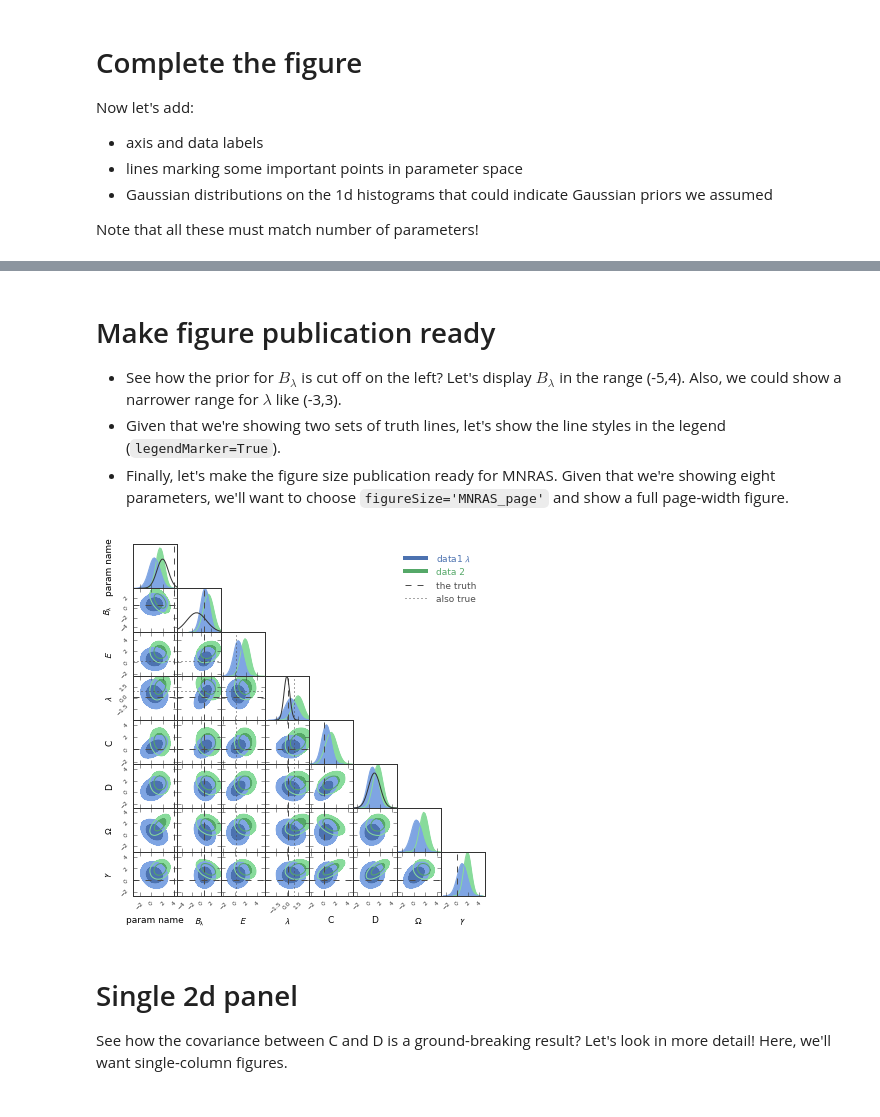
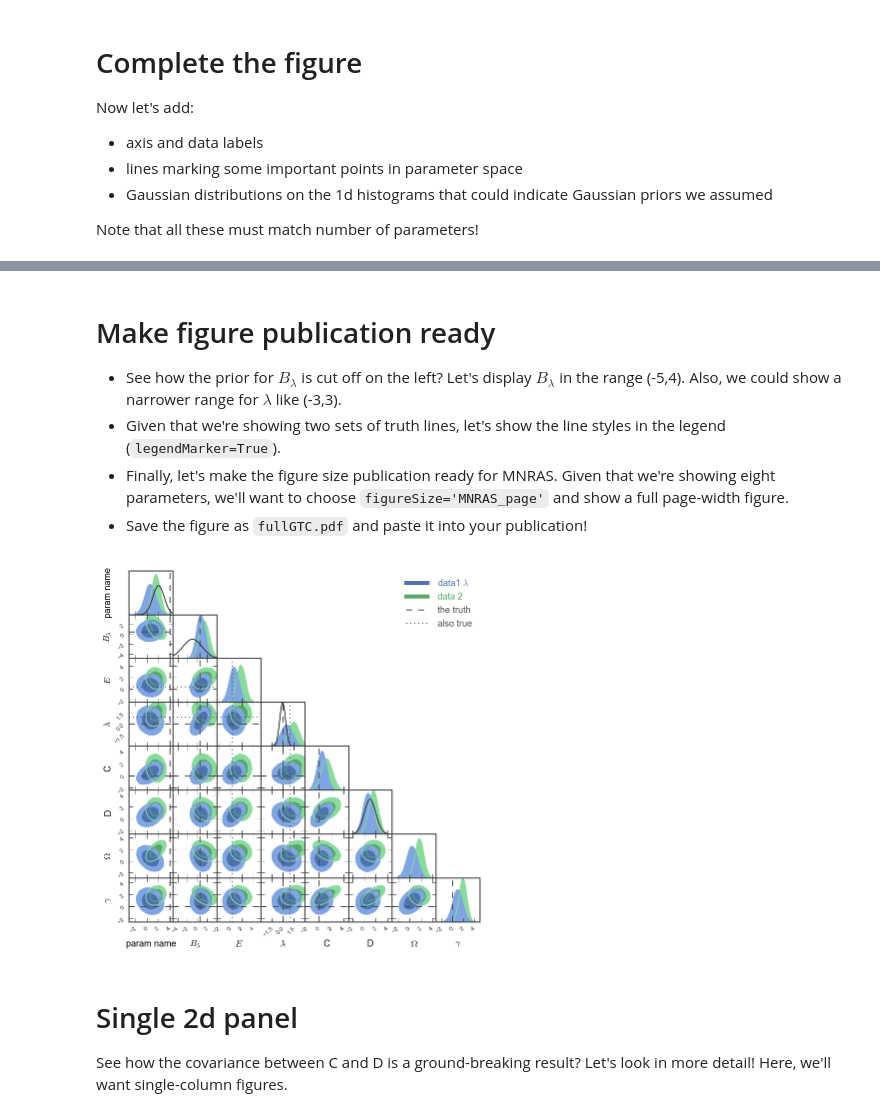
Before and after one commit to SebastianBocquet/pygtc, a Jupyter notebook: demo.ipynb, the cells around one changed output, grey strips where cells are left out. Drawn from its saved outputs; the diff is of its cells as text; code cells hidden in the pictures.

```diff
--- a/demo.ipynb
+++ b/demo.ipynb
@@ -65,19 +66,18 @@ GTC = pygtc.plotGTC(chains=[samples1,samples2], paramNames=names, chainLabels=ch
 * See how the prior for $B_{\lambda}$ is cut off on the left? Let's display $B_\lambda$ in the range (-5,4). Also, we could show a narrower range for $\lambda$ like (-3,3).
 * Given that we're showing two sets of truth lines, let's show the line styles in the legend (``legendMarker=True``).
 * Finally, let's make the figure size publication ready for MNRAS. Given that we're showing eight parameters, we'll want to choose ``figureSize='MNRAS_page'`` and show a full page-width figure.
+* Save the figure as `fullGTC.pdf` and paste it into your publication!
 # %%
 # List of parameter ranges to show, empty () or None to let pyGTC decide
 paramRanges = (None,(-5,4),(),(-3,3), None, None, None, None)
 
 # Do the magic
 GTC = pygtc.plotGTC(chains=[samples1,samples2], paramNames=names, chainLabels=chainLabels,
                     truths=truths, truthLabels=truthLabels, priors=priors,
-                    paramRanges=paramRanges, figureSize='MNRAS_page')
-
-# At this point, let's save the publication-ready plot
-plt.savefig('fullGTC.pdf',bbox_inches='tight')
+                    paramRanges=paramRanges, figureSize='MNRAS_page',
+                    plotName='fullGTC.pdf')
 # %% [output]
-[figure, old version]
+[figure, new version]
 # %% [markdown]
 # Single 2d panel
 See how the covariance between C and D is a ground-breaking result? Let's look in more detail!
```
Also changed, not shown: parts of 5 cells of this notebook, 1 other file.
